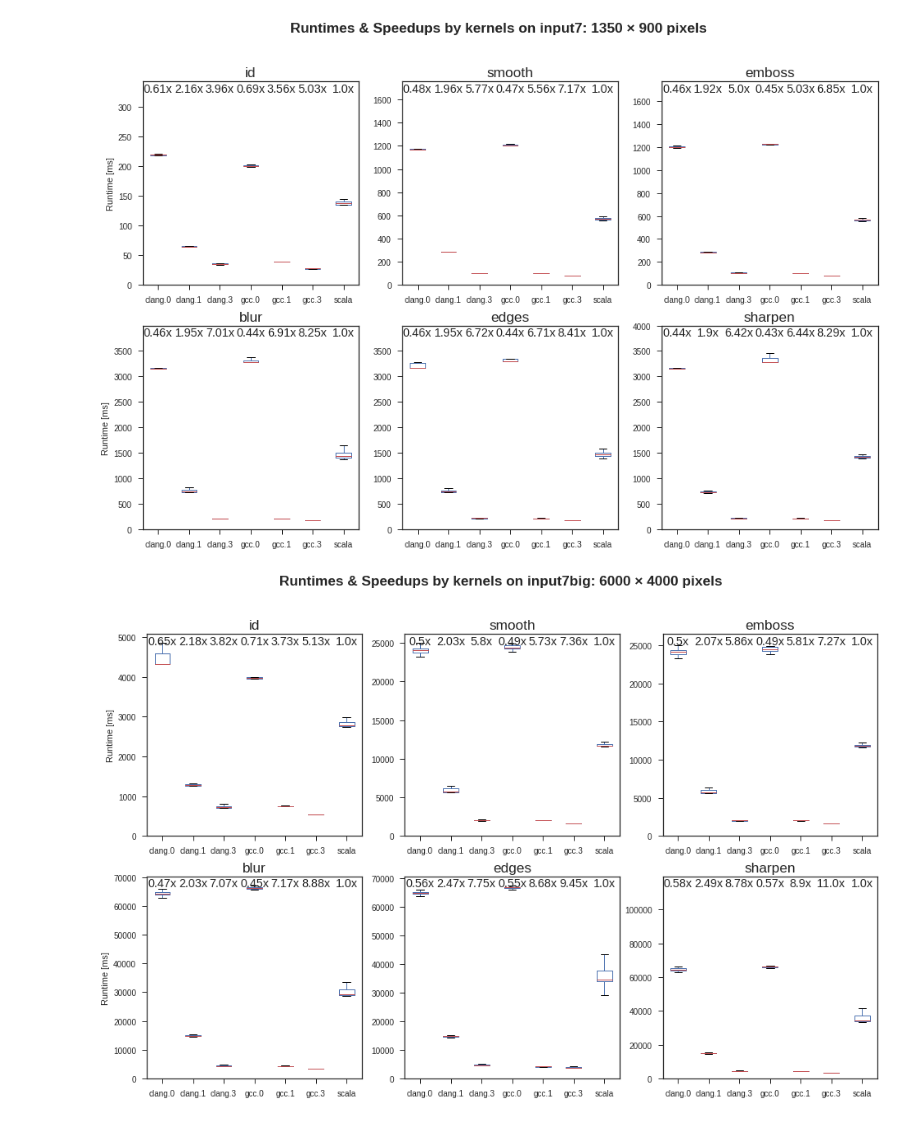
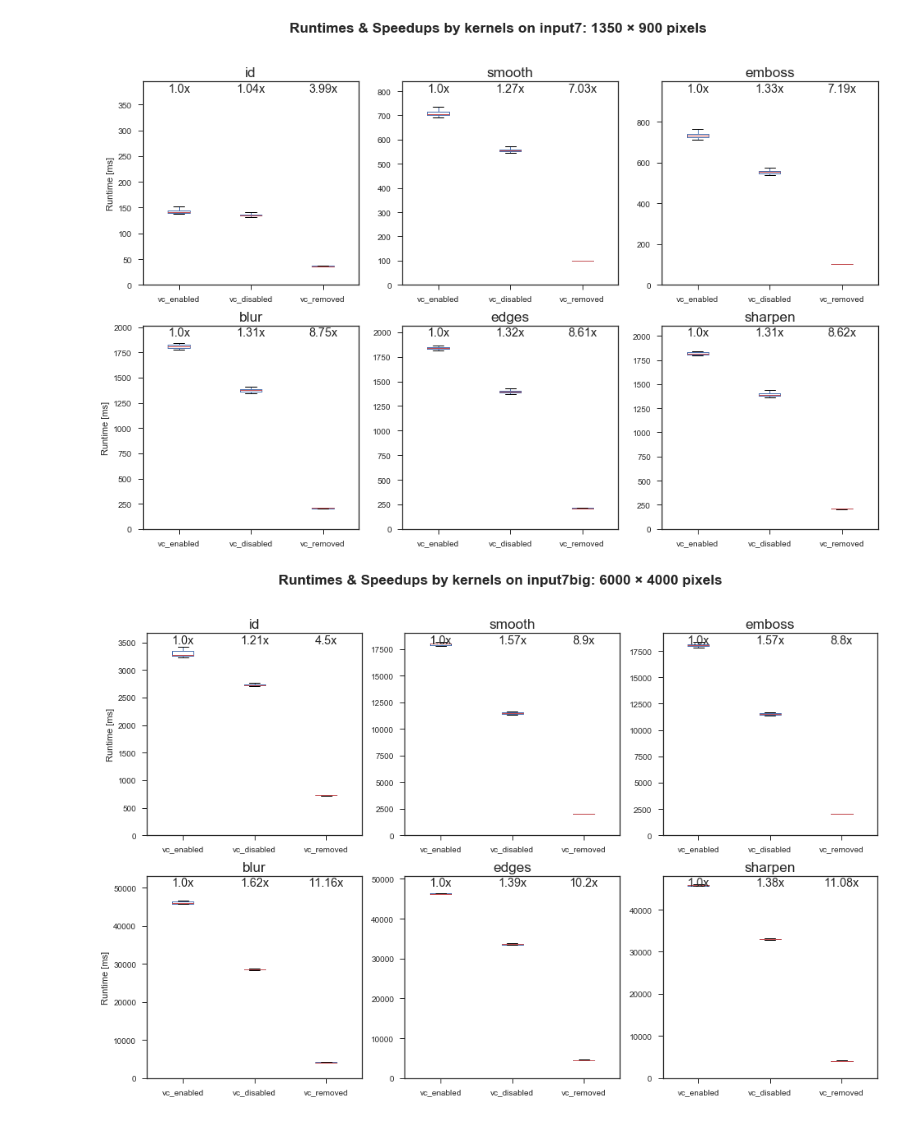
Before and after one commit to mantognini/GenC, a Jupyter notebook: 3 master thesis project report/case_studies/Image Processing/benchmark/runtimes_explorer.ipynb, the cells around one changed output. Cells and saved outputs as stored; diff of their text form; code cells hidden in the pictures.

```diff
--- a/3 master thesis project report/case_studies/Image Processing/benchmark/runtimes_explorer.ipynb
+++ b/3 master thesis project report/case_studies/Image Processing/benchmark/runtimes_explorer.ipynb
@@ -15,8 +14,7 @@ csv  = pd.read_csv('runtimes.csv', sep = ';')
 def mask(df, key, value):
     return df[df[key] == value].drop(key, axis = 1)
 # %%
-versions = ['clang.0', 'clang.1', 'clang.3', 'gcc.0', 'gcc.1', 'gcc.3', 'scala']
-versionsOfInterest = ['clang.3', 'gcc.3', 'scala']
+versions = ['vc_enabled', 'vc_disabled', 'vc_removed', 'clang.0', 'clang.1', 'clang.3', 'gcc.0', 'gcc.1', 'gcc.3', 'native']
 
 pixels = {
     'input1': '384 × 480 pixels',
@@ -34,7 +32,7 @@ inputOrderIndex = dict(zip(inputOrder, range(len(inputOrder))))
 
 #filters = ['id', 'smooth', 'emboss', 'blur', 'edges', 'sharpen']
 # %%
-def extract(filter, input):
+def extract(filter, input, versions):
     sf = mask(mask(csv, 'input', input), 'filter', filter)
 
     sfs = []
@@ -48,7 +46,7 @@ def extract(filter, input):
     return fused
 # %%
 # generate boxplot for each input/filter combination, save as pdf
-def genboxplots(file):
+def genboxplots(file, versions, baselineVersion):
     pp = PdfPages(file)
 
     inputPrefix = 'input'
@@ -58,10 +56,10 @@ def genboxplots(file):
 
         for filter, x, y in [('id', 0, 0), ('smooth', 0, 1), ('emboss', 0, 2),
                              ('blur', 1, 0), ('edges', 1, 1), ('sharpen', 1, 2)]:
-            subdata = extract(filter, input)
+            subdata = extract(filter, input, versions)
 
             avgs = subdata.mean()
-            baseline = avgs['scala']
+            baseline = avgs[baselineVersion]
             speedups = avgs.map(lambda x: baseline / x)
 
             # Display average speedups as numerical text above the boxes
@@ -93,5 +87,4 @@ def genboxplots(file):
 # %%
-# with 'normal' style
 with plt.style.context(('seaborn-ticks')):
-    genboxplots('plots.pdf')
+    genboxplots('plots_vcs.pdf', ['vc_enabled', 'vc_disabled', 'vc_removed'], 'vc_enabled')
 # %% [output]
@@ -104,2 +97,2 @@ with plt.style.context(('seaborn-ticks')):
-[figure, old version]
+[figure, new version]
-[figure, old version]
+[figure, new version]
```
Also changed, not shown: parts of 7 cells of this notebook, 11 other files.
